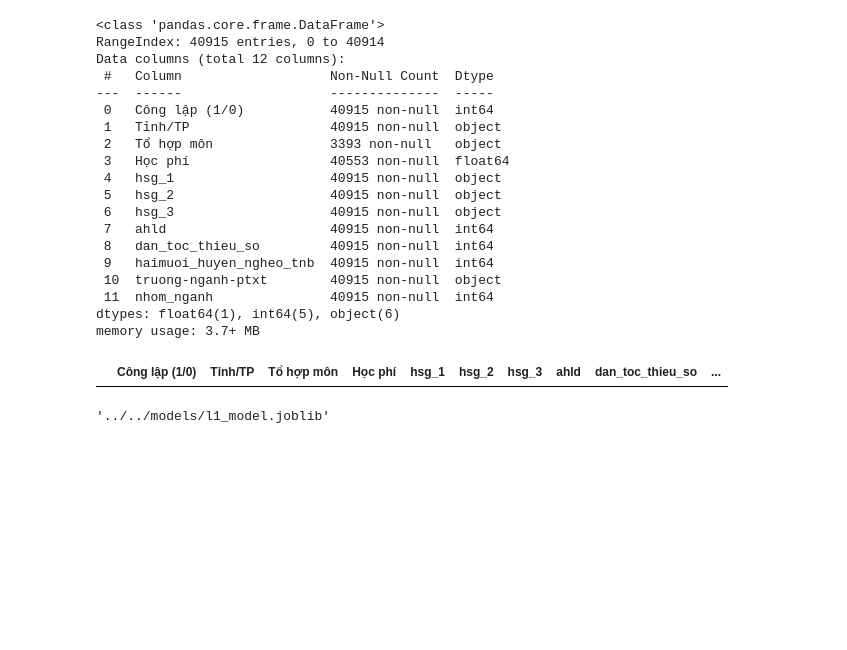
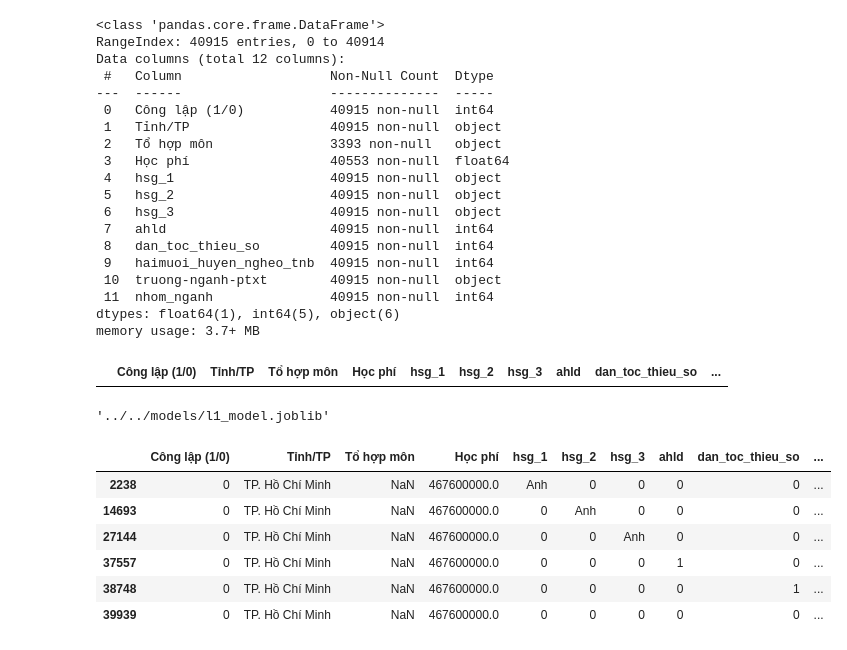
Before and after one commit to th-mimifufu/ptnk.khkt_project, a Jupyter notebook: notebooks/l1/new_train.ipynb, the cells around one changed output. Drawn from its saved outputs; the diff is of its cells as text; code cells hidden in the pictures; blank space fills up the shorter version.

```diff
--- a/notebooks/l1/new_train.ipynb
+++ b/notebooks/l1/new_train.ipynb
@@ -611,3 +611,18 @@ joblib.dump(bundle, save_path, compress=3)
 save_path
 # %% [output]
 '../../models/l1_model.joblib'
+# %%
+import pandas as pd
+
+
+df = pd.read_excel('../../data/train_l1.xlsx')
+
+df[(df["Công lập (1/0)"]==0) & (df["Tỉnh/TP"]=="TP. Hồ Chí Minh") & (df["nhom_nganh"]==752)]
+# %% [output]
+|  | Công lập (1/0) | Tỉnh/TP | Tổ hợp môn | Học phí | hsg_1 | hsg_2 | hsg_3 | ahld | dan_toc_thieu_so | ... |
+| 2238 | 0 | TP. Hồ Chí Minh | NaN | 467600000.0 | Anh | 0 | 0 | 0 | 0 | ... |
+| 14693 | 0 | TP. Hồ Chí Minh | NaN | 467600000.0 | 0 | Anh | 0 | 0 | 0 | ... |
+| 27144 | 0 | TP. Hồ Chí Minh | NaN | 467600000.0 | 0 | 0 | Anh | 0 | 0 | ... |
+| 37557 | 0 | TP. Hồ Chí Minh | NaN | 467600000.0 | 0 | 0 | 0 | 1 | 0 | ... |
+| 38748 | 0 | TP. Hồ Chí Minh | NaN | 467600000.0 | 0 | 0 | 0 | 0 | 1 | ... |
+| 39939 | 0 | TP. Hồ Chí Minh | NaN | 467600000.0 | 0 | 0 | 0 | 0 | 0 | ... |
```
Also changed, not shown: 5 other files.
